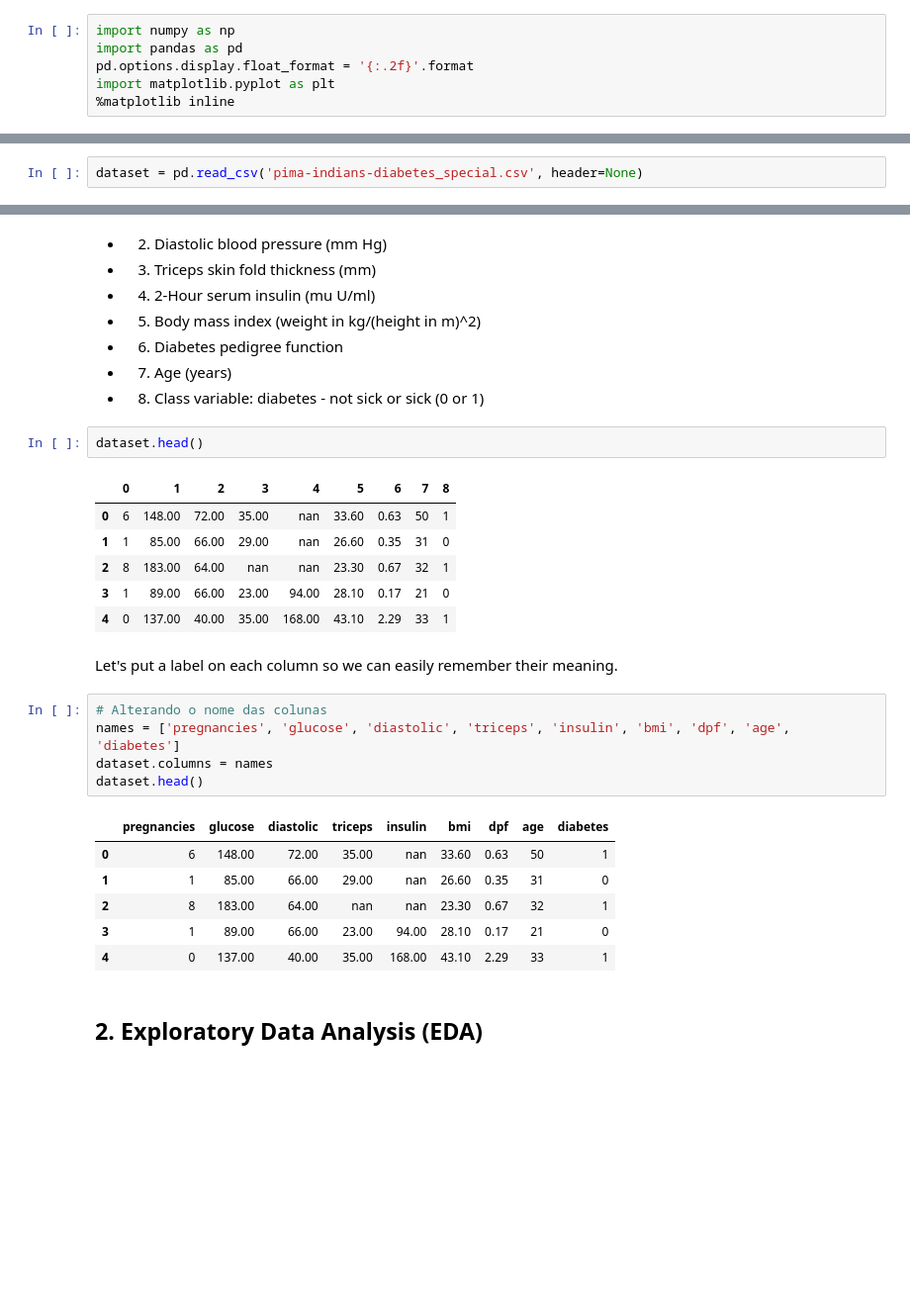
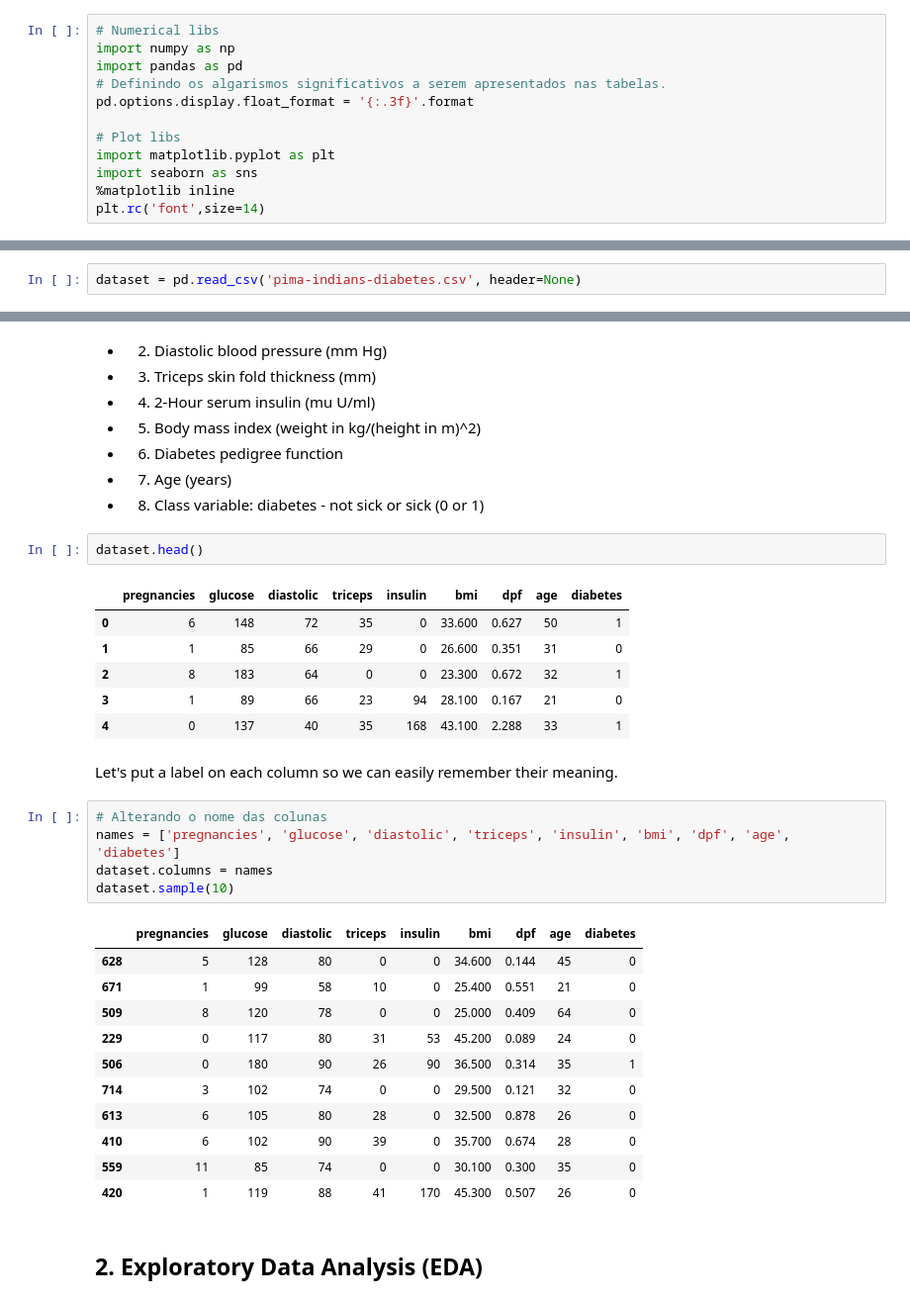
Before and after one commit to FAMarcus/Pima-Indians-diabetes, a Jupyter notebook: Pima indians diabetes_en.ipynb, the cells around one changed output, grey strips where cells are left out. Shown: that part at 99% size. Saved outputs shown, nothing was run; the diff lists cells and outputs as text; blank space fills up the shorter version.

```diff
--- a/Pima indians diabetes_en.ipynb
+++ b/Pima indians diabetes_en.ipynb
@@ -2,15 +2,21 @@
 Pima indians diabetes analysis
 ============================
 # %%
+# Numerical libs
 import numpy as np
 import pandas as pd
-pd.options.display.float_format = '{:.2f}'.format
+# Definindo os algarismos significativos a serem apresentados nas tabelas.
+pd.options.display.float_format = '{:.3f}'.format
+
+# Plot libs
 import matplotlib.pyplot as plt
+import seaborn as sns
 %matplotlib inline
+plt.rc('font',size=14)
 # %% [markdown]
 ## 1. Loading data file
 # %%
-dataset = pd.read_csv('pima-indians-diabetes_special.csv', header=None)
+dataset = pd.read_csv('pima-indians-diabetes.csv', header=None)
 # %% [markdown]
 The variable names for the columns are as follows:
 
@@ -26,25 +32,30 @@ The variable names for the columns are as follows:
 # %%
 dataset.head()
 # %% [output]
-|  | 0 | 1 | 2 | 3 | 4 | 5 | 6 | 7 | 8 |
-| 0 | 6 | 148.00 | 72.00 | 35.00 | nan | 33.60 | 0.63 | 50 | 1 |
-| 1 | 1 | 85.00 | 66.00 | 29.00 | nan | 26.60 | 0.35 | 31 | 0 |
-| 2 | 8 | 183.00 | 64.00 | nan | nan | 23.30 | 0.67 | 32 | 1 |
-| 3 | 1 | 89.00 | 66.00 | 23.00 | 94.00 | 28.10 | 0.17 | 21 | 0 |
-| 4 | 0 | 137.00 | 40.00 | 35.00 | 168.00 | 43.10 | 2.29 | 33 | 1 |
+|  | pregnancies | glucose | diastolic | triceps | insulin | bmi | dpf | age | diabetes |
+| 0 | 6 | 148 | 72 | 35 | 0 | 33.600 | 0.627 | 50 | 1 |
+| 1 | 1 | 85 | 66 | 29 | 0 | 26.600 | 0.351 | 31 | 0 |
+| 2 | 8 | 183 | 64 | 0 | 0 | 23.300 | 0.672 | 32 | 1 |
+| 3 | 1 | 89 | 66 | 23 | 94 | 28.100 | 0.167 | 21 | 0 |
+| 4 | 0 | 137 | 40 | 35 | 168 | 43.100 | 2.288 | 33 | 1 |
 # %% [markdown]
 Let's put a label on each column so we can easily remember their meaning.
 # %%
 # Alterando o nome das colunas
 names = ['pregnancies', 'glucose', 'diastolic', 'triceps', 'insulin', 'bmi', 'dpf', 'age', 'diabetes']
 dataset.columns = names
-dataset.head()
+dataset.sample(10)
 # %% [output]
 |  | pregnancies | glucose | diastolic | triceps | insulin | bmi | dpf | age | diabetes |
-| 0 | 6 | 148.00 | 72.00 | 35.00 | nan | 33.60 | 0.63 | 50 | 1 |
-| 1 | 1 | 85.00 | 66.00 | 29.00 | nan | 26.60 | 0.35 | 31 | 0 |
-| 2 | 8 | 183.00 | 64.00 | nan | nan | 23.30 | 0.67 | 32 | 1 |
-| 3 | 1 | 89.00 | 66.00 | 23.00 | 94.00 | 28.10 | 0.17 | 21 | 0 |
-| 4 | 0 | 137.00 | 40.00 | 35.00 | 168.00 | 43.10 | 2.29 | 33 | 1 |
+| 628 | 5 | 128 | 80 | 0 | 0 | 34.600 | 0.144 | 45 | 0 |
+| 671 | 1 | 99 | 58 | 10 | 0 | 25.400 | 0.551 | 21 | 0 |
+| 509 | 8 | 120 | 78 | 0 | 0 | 25.000 | 0.409 | 64 | 0 |
+| 229 | 0 | 117 | 80 | 31 | 53 | 45.200 | 0.089 | 24 | 0 |
+| 506 | 0 | 180 | 90 | 26 | 90 | 36.500 | 0.314 | 35 | 1 |
+| 714 | 3 | 102 | 74 | 0 | 0 | 29.500 | 0.121 | 32 | 0 |
+| 613 | 6 | 105 | 80 | 28 | 0 | 32.500 | 0.878 | 26 | 0 |
+| 410 | 6 | 102 | 90 | 39 | 0 | 35.700 | 0.674 | 28 | 0 |
+| 559 | 11 | 85 | 74 | 0 | 0 | 30.100 | 0.300 | 35 | 0 |
+| 420 | 1 | 119 | 88 | 41 | 170 | 45.300 | 0.507 | 26 | 0 |
 # %% [markdown]
 ## 2. Exploratory Data Analysis (EDA)
```
Also changed, not shown: parts of 3 cells of this notebook.
